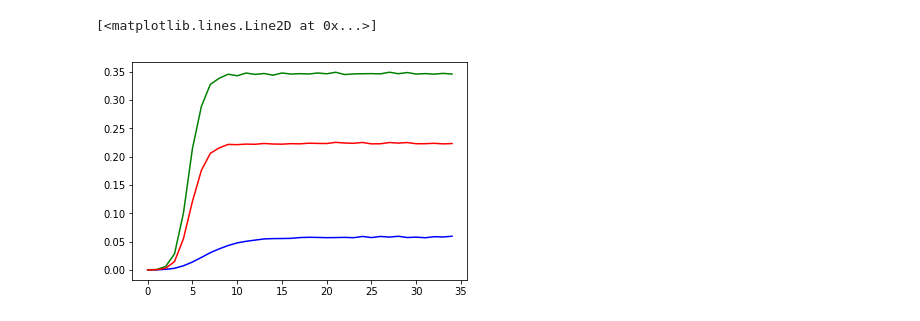
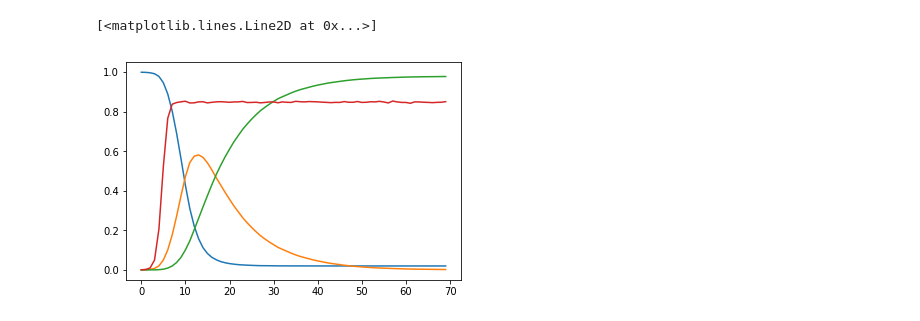
Before and after one commit to Aithosa/Epidemic-Information_spreading, a Jupyter notebook: Python/New_Model_SIR_UAU.ipynb, the cells around one changed output. Saved outputs shown, nothing was run; the diff lists cells and outputs as text; code cells hidden in the pictures.

```diff
--- a/Python/New_Model_SIR_UAU.ipynb
+++ b/Python/New_Model_SIR_UAU.ipynb
@@ -10,15 +13,18 @@ import time
 # %%
 # 网络数据导入为numpy数组
-dataFile_1 = '../Matlab/data/BA_2000_3.mat'
+dataFile_1 = './data/BA_2000_3.mat'
 data_1 = scio.loadmat(dataFile_1)
 network_scale_1 = data_1['A'].shape
 network_physical = np.array(data_1['A'])
 # network_physical = nx.Graph(data['A'])
 
-dataFile_2 = '../Matlab/data/BA_2000_3_add_400_edges.mat'
+dataFile_2 = './data/BA_2000_3_add_400_edges.mat'
 data_2 = scio.loadmat(dataFile_2)
 network_scale_2  = data_2['B'].shape
 network_information = np.array(data_2['B'])
 # network_information = nx.Graph(data['A'])
 
 assert network_scale_1 == network_scale_2, "networks\' size don\'t match!"
+assert check_symmetric(network_physical), "network_physical doesn\'t symmetry!"
+assert check_symmetric(network_information), "network_information doesn\'t symmetry!"
+np.sum(np.sum(network_physical, axis=0)==0)
@@ -228,29 +250,27 @@ scio.savemat(datasave, {'NodeSIS':Nodes_SIS, 'NodeUAU':Nodes_UAU, 'Node_Active':
 # %%
 # 处理数据
 for i in range(Monte_Carlo_loop):
-    infective_count[i,:] = np.sum(Nodes_SIS[i,:,:], axis=1)
     awareness_count[i,:] = np.sum(Nodes_UAU[i,:,:], axis=1)
-    inactive_count[i,:] = np.sum(1-Node_Active[i,:,:], axis=1)
+#     infective_count[i,:] = np.sum(Nodes_SIR[i,:,:], axis=1)
 
+    for j in range(time_steps):
+        infective_count[i,j] = np.sum(Nodes_SIR[i, j, :] == 1)
+        immune_count[i,j] = np.sum(Nodes_SIR[i, j, :] == 2)
+        s_count[i,j] = np.sum(Nodes_SIR[i, j, :] == 0)
+
+awareness_count_average = np.mean(awareness_count, axis=0)
 infective_count_average = np.mean(infective_count, axis=0)
-awareness_count_average = np.mean(awareness_count, axis=0)
-inactive_count_average = np.mean(inactive_count, axis=0)
+immune_count_average = np.mean(immune_count, axis=0)
+s_count_average = np.mean(s_count, axis=0)
 
-assert infective_count_average.shape == (time_steps,), "infective_count_average\'s size don\'t match!"
-assert awareness_count_average.shape == (time_steps,), "awareness_count_average\'s size don\'t match!"
-assert inactive_count_average.shape == (time_steps,), "inactive_count_average\'s size don\'t match!"
+assert infective_count_average.shape == (time_steps,), "infective_count_average\' size don\'t match!"
+assert immune_count_average.shape == (time_steps,), "immune_count_average\' size don\'t match!"
+assert awareness_count_average.shape == (time_steps,), "awareness_count_average\' size don\'t match!"
 
 # print("infective_count_average: ", infective_count_average)
 # print("awareness_count_average: ", awareness_count_average)
 
 ## 规模参照
-# Nodes_SIS = np.zeros([Monte_Carlo_loop, time_steps, N])
+# Nodes_SIR = np.zeros([Monte_Carlo_loop, time_steps, N])
 # infective_count = np.zeros([Monte_Carlo_loop, time_steps])
 # infective_count_average = np.zeros([1, time_steps])
-# %%
-plt.plot(infective_count_average/N, color='blue', label='SIS')
-plt.plot(awareness_count_average/N, color='green', label='UAU')
-plt.plot(inactive_count_average/N, color='red', label='inactive')
-# %% [output]
-[<matplotlib.lines.Line2D at 0x...>]
-[figure, removed]
@@ -260,0 +277,9 @@ plt.plot(inactive_count_average/N, color='red', label='inactive')
+# %%
+# 原始模型
+plt.plot(s_count_average/N, label='SIR-S')
+plt.plot(infective_count_average/N, label='SIR-I')
+plt.plot(immune_count_average/N, label='SIR-R')
+plt.plot(awareness_count_average/N, label='UAU')
+# %% [output]
+[<matplotlib.lines.Line2D at 0x...>]
+[figure, added]
```
Also changed, not shown: parts of 8 cells of this notebook.
